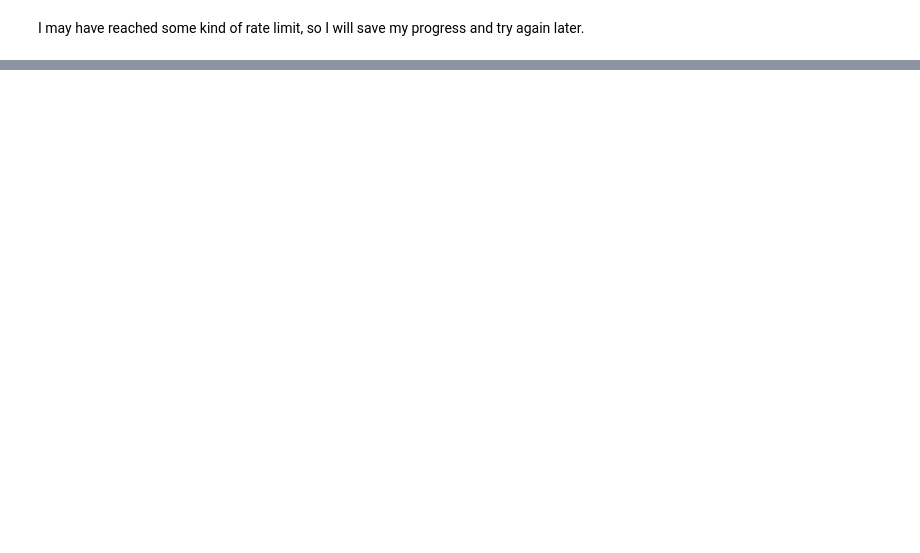
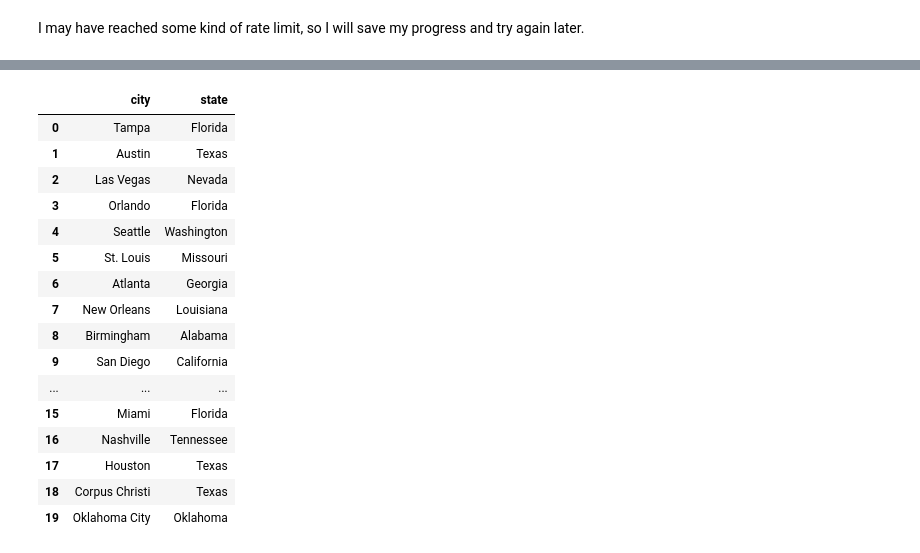
Before and after one commit to KwameTaylor/flask-project, a Jupyter notebook: acquire.ipynb, the cells around one changed output, grey strips where cells are left out. Saved outputs shown, nothing was run; the diff lists cells and outputs as text; code cells hidden in the pictures; blank space fills up the shorter version.

```diff
--- a/acquire.ipynb
+++ b/acquire.ipynb
@@ -230,0 +235,35 @@ I may have reached some kind of rate limit, so I will save my progress and try a
+# %%
+cats = pd.DataFrame(columns = ['city', 'state'])
+dogs = pd.DataFrame(columns = ['city', 'state'])
+# %%
+dog_cities = ['Tampa', 'Austin', 'Las Vegas', 'Orlando', 'Seattle',
+              'St. Louis', 'Atlanta', 'New Orleans', 'Birmingham', 'San Diego',
+              'Cincinnati', 'Scottsdale', 'Boise', 'Portland', 'Lexington-Fayette',
+              'Miami', 'Nashville', 'Houston', 'Corpus Christi', 'Oklahoma City']
+
+dog_states = ['Florida', 'Texas', 'Nevada', 'Florida', 'Washington', 'Missouri', 'Georgia',
+             'Louisiana', 'Alabama', 'California', 'Ohio', 'Arizona', 'Idaho', 'Oregon',
+             'Kentucky', 'Florida', 'Tennessee', 'Texas', 'Texas', 'Oklahoma']
+
+dogs['city'] = pd.Series(dog_cities)
+dogs['state'] = pd.Series(dog_states)
+
+dogs
+# %% [output]
+|  | city | state |
+| 0 | Tampa | Florida |
+| 1 | Austin | Texas |
+| 2 | Las Vegas | Nevada |
+| 3 | Orlando | Florida |
+| 4 | Seattle | Washington |
+| 5 | St. Louis | Missouri |
+| 6 | Atlanta | Georgia |
+| 7 | New Orleans | Louisiana |
+| 8 | Birmingham | Alabama |
+| 9 | San Diego | California |
+| ... | ... | ... |
+| 15 | Miami | Florida |
+| 16 | Nashville | Tennessee |
+| 17 | Houston | Texas |
+| 18 | Corpus Christi | Texas |
+| 19 | Oklahoma City | Oklahoma |
```
Also changed, not shown: parts of 5 cells of this notebook.
